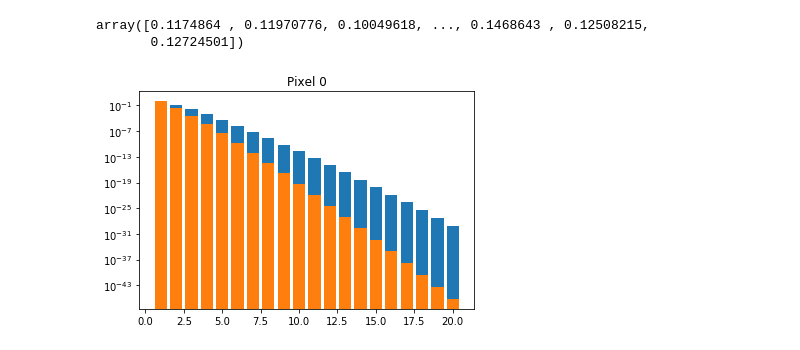
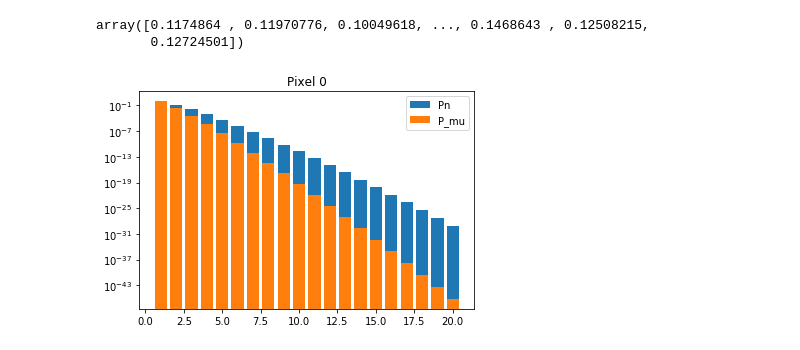
Before and after one commit to dneise/crosstalk_study, a Jupyter notebook: poisson_correction.ipynb, the cells around one changed output. Drawn from its saved outputs; the diff is of its cells as text; code cells hidden in the pictures.

```diff
--- a/poisson_correction.ipynb
+++ b/poisson_correction.ipynb
@@ -78,6 +97,7 @@ array([0.1174864 , 0.11970776, 0.10049618, ..., 0.1468643 , 0.12508215,
 # %%
 plt.bar(Ns, Pn[:, 0], log=True, label='Pn')
 plt.bar(Ns, P_mu[:, 0], log=True, label='P_mu')
+plt.legend()
 plt.title("Pixel 0");
 # %% [output]
-[figure, old version]
+[figure, new version]
```
Also changed, not shown: parts of 7 cells of this notebook.
